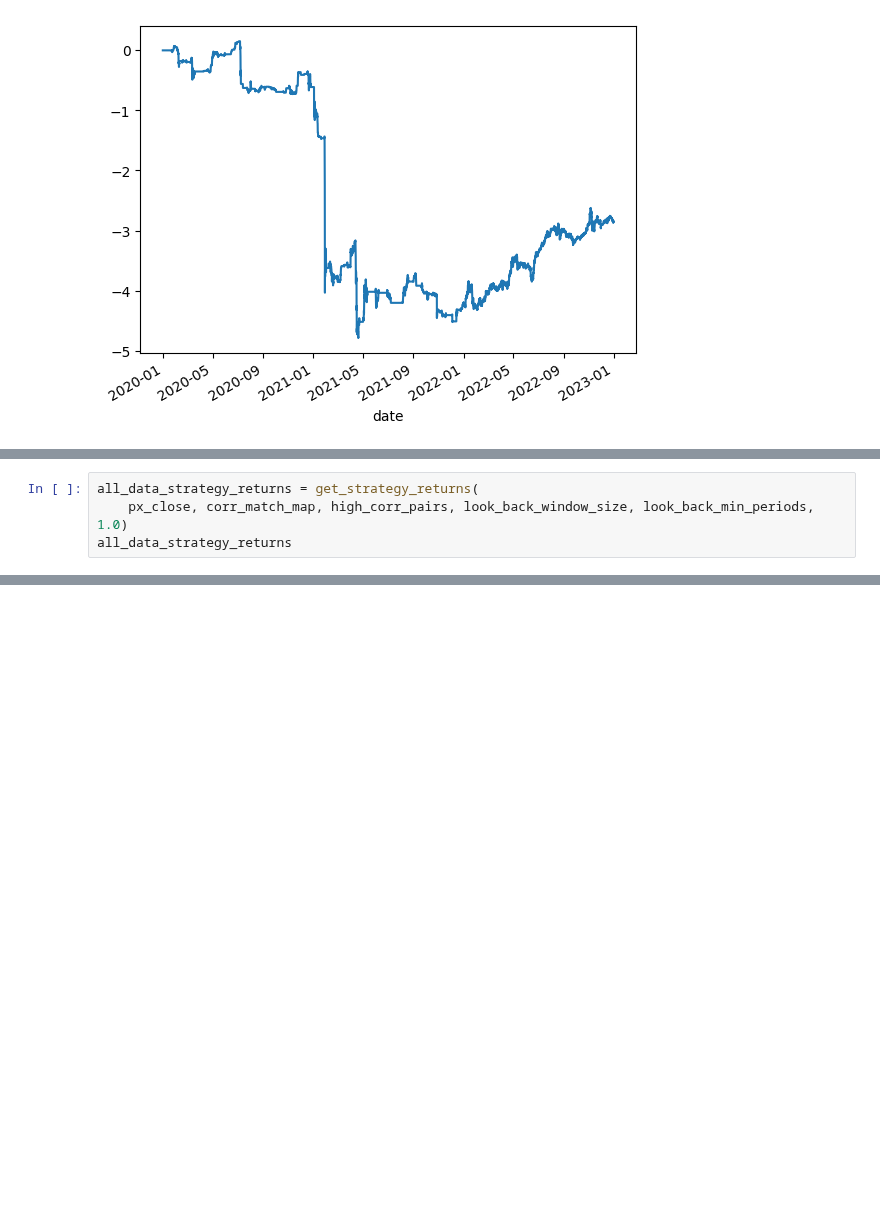
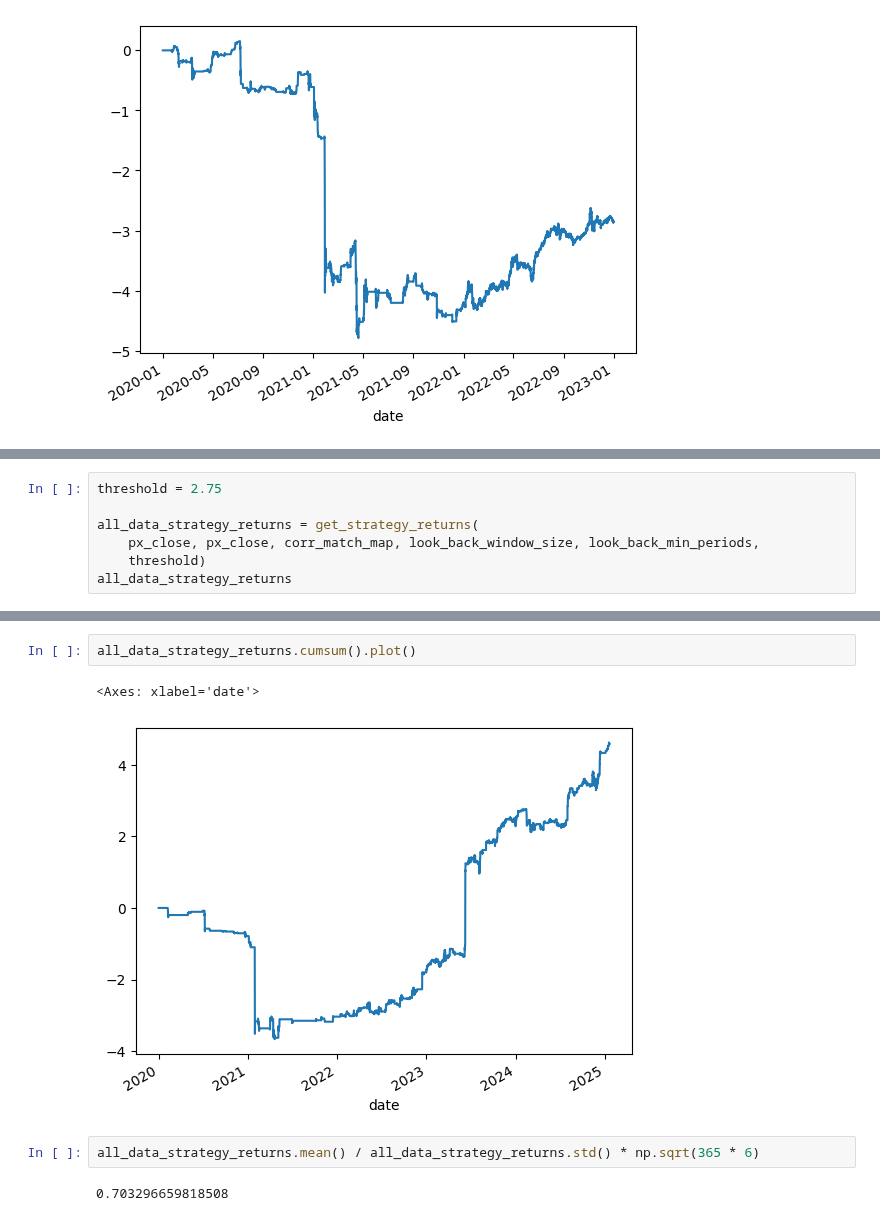
Before and after one commit to wbchristerson/jn-learning, a Jupyter notebook: strategy_7_many_pairs_trading.ipynb, the cells around one changed output, grey strips where cells are left out. Cells and saved outputs as stored; diff of their text form; blank space fills up the shorter version.

```diff
--- a/strategy_7_many_pairs_trading.ipynb
+++ b/strategy_7_many_pairs_trading.ipynb
@@ -470,5 +523,8 @@ in_sample_strategy_returns.cumsum().plot()
 # %%
+threshold = 2.75
+
 all_data_strategy_returns = get_strategy_returns(
-    px_close, corr_match_map, high_corr_pairs, look_back_window_size, look_back_min_periods, 1.0)
+    px_close, px_close, corr_match_map, look_back_window_size, look_back_min_periods,
+    threshold)
 all_data_strategy_returns
 # %% [output]
@@ -475,0 +544,9 @@ KeyError: Timestamp('2023-01-01 00:00:00')
+# %%
+all_data_strategy_returns.cumsum().plot()
+# %% [output]
+<Axes: xlabel='date'>
+[figure, added]
+# %%
+all_data_strategy_returns.mean() / all_data_strategy_returns.std() * np.sqrt(365 * 6)
+# %% [output]
+0.703296659818508
```
Also changed, not shown: parts of 62 cells of this notebook.
